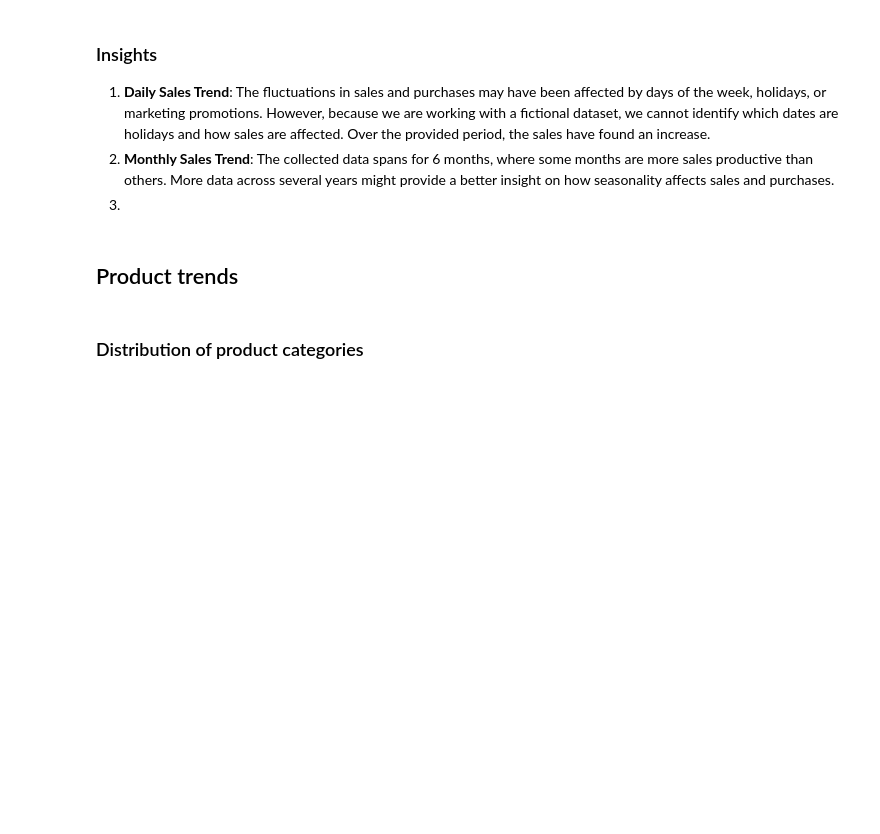
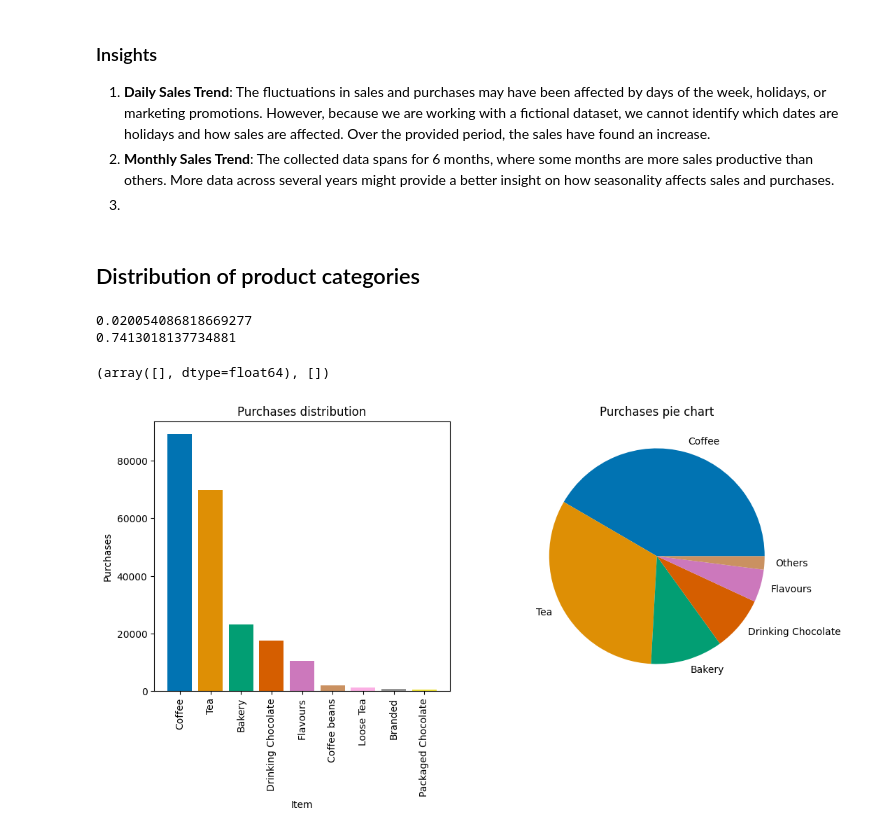
Before and after one commit to mlcuadra1/Coffee-Shop-EDA, a Jupyter notebook: notebooks/eda.ipynb, the cells around one changed output. Saved outputs shown, nothing was run; the diff lists cells and outputs as text; code cells hidden in the pictures; blank space fills up the shorter version.

```diff
--- a/notebooks/eda.ipynb
+++ b/notebooks/eda.ipynb
@@ -108,7 +108,36 @@ plt.show()
 1. **Daily Sales Trend**: The fluctuations in sales and purchases may have been affected by days of the week, holidays, or marketing promotions. However, because we are working with a fictional dataset, we cannot identify which dates are holidays and how sales are affected. Over the provided period, the sales have found an increase.
 2. **Monthly Sales Trend**: The collected data spans for 6 months, where some months are more sales productive than others. More data across several years might provide a better insight on how seasonality affects sales and purchases.
 3.
-# %% [markdown]
-## Product trends
 # %% [markdown]
-### Distribution of product categories
+## Distribution of product categories
+# %%
+product_cat_distribution = data.groupby('product_category')['transaction_qty'].sum().sort_values(ascending=False)
+colorblind_palette = sns.color_palette("colorblind")
+fig, (ax0, ax1) = plt.subplots(1, 2, figsize=(12,5))
+
+ax0.bar(product_cat_distribution.index.values, product_cat_distribution, color=colorblind_palette)
+ax0.set_xlabel('Item')
+ax0.set_ylabel('Purchases')
+ax0.set_title('Purchases distribution')
+ax0.xaxis.set_tick_params(rotation=90)
+
+# explode = (0.1, 0.1, 0.2, 0.2, 0.2, 1, 1, 1, 1)
+threshold_pie = 1 * product_cat_distribution.sum() / 100
+small_portions = product_cat_distribution[product_cat_distribution < threshold_pie]
+others_value = small_portions.sum()
+
+print(others_value / product_cat_distribution.sum())
+print((product_cat_distribution['Coffee']+product_cat_distribution['Tea']) / product_cat_distribution.sum())
+
+new_distrib = product_cat_distribution.drop(small_portions.index)
+new_distrib['Others'] = others_value
+
+ax1.pie(new_distrib.values, labels=new_distrib.index, colors=colorblind_palette)
+ax1.set_title('Purchases pie chart')
+
+plt.xticks(rotation=45)
+# %% [output]
+0.020054086818669277
+0.7413018137734881
+(array([], dtype=float64), [])
+[figure, added]
```
Also changed, not shown: parts of 4 cells of this notebook.
